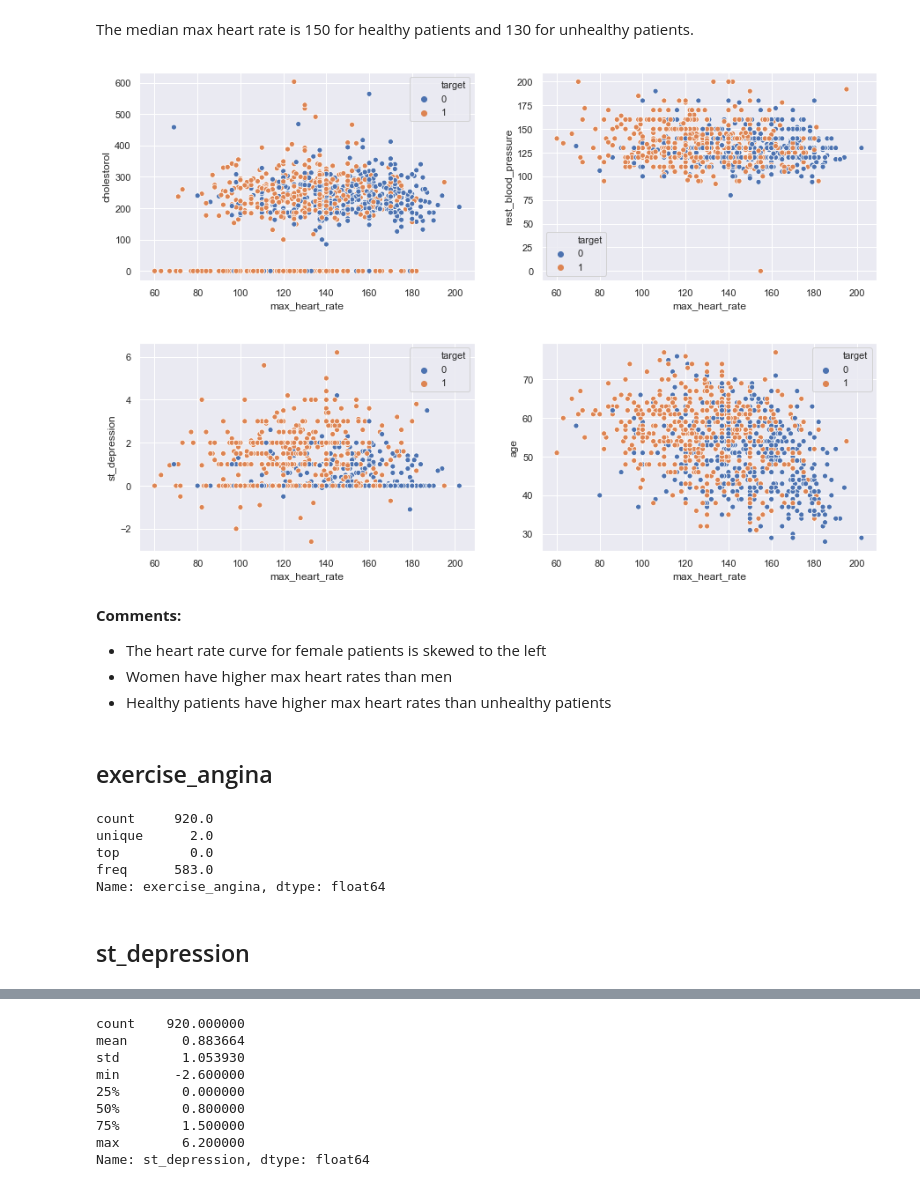
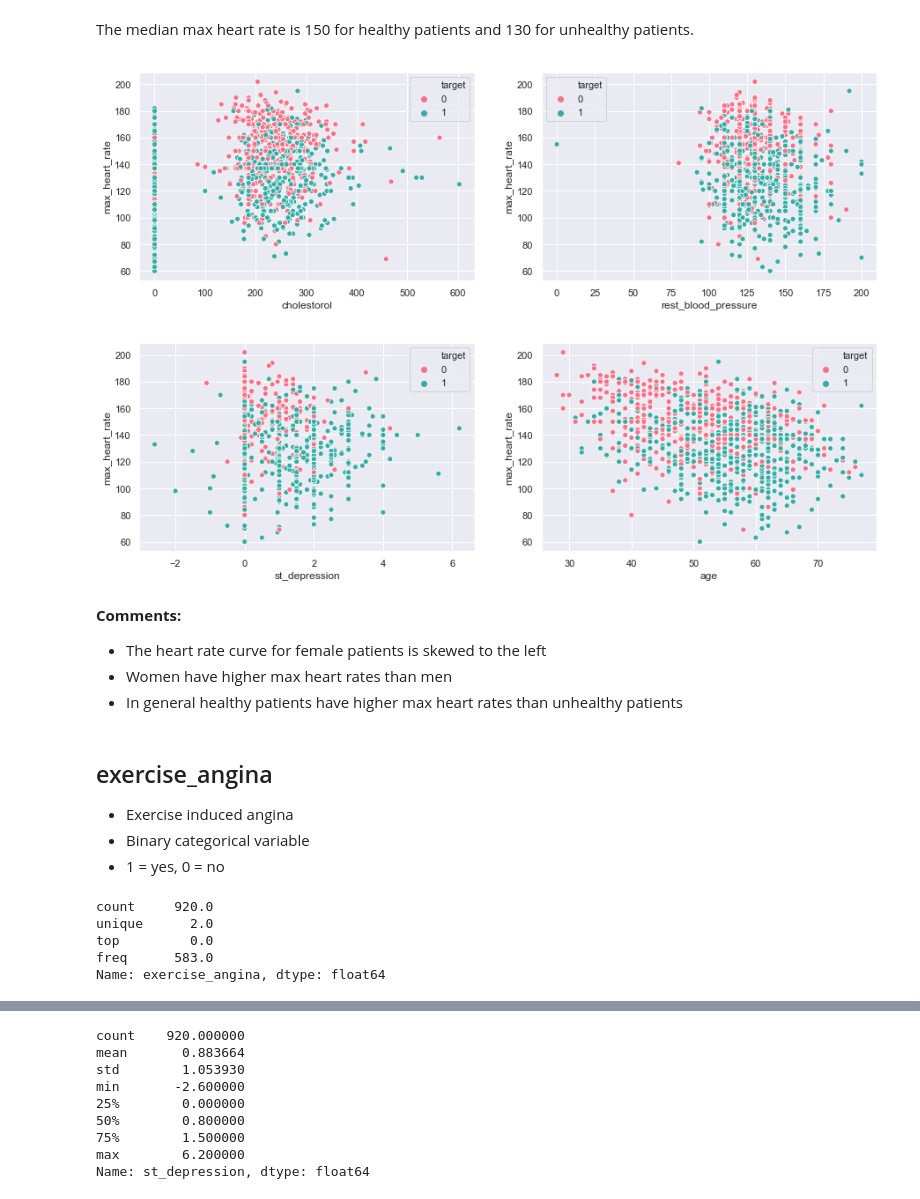
Before and after one commit to dimitraz/medical-data, a Jupyter notebook: Data Wrangling 2.ipynb, the cells around one changed output, grey strips where cells are left out. Saved outputs shown, nothing was run; the diff lists cells and outputs as text; code cells hidden in the pictures.

```diff
--- a/Data Wrangling 2.ipynb
+++ b/Data Wrangling 2.ipynb
@@ -648,23 +648,25 @@ display(Markdown(message))
 The median max heart rate is 150 for healthy patients and 130 for unhealthy patients.
 # %%
 fig = plt.figure(figsize=(15, 10))
-# fig.suptitle("Distribution of day_mins")
 plt.subplots_adjust(hspace = 0.3)
 
 for e, col in enumerate(["cholestorol", "rest_blood_pressure", "st_depression", "age"]):
     plt.subplot(2, 2, e + 1)
-    ax = sns.scatterplot(x="max_heart_rate", y=col, hue="target", data=df)
+    ax = sns.scatterplot(y="max_heart_rate", x=col, hue="target", palette="husl", data=df)
 
 plt.show()
 # %% [output]
-[figure, old version]
+[figure, new version]
 # %% [markdown]
 **Comments:**
 - The heart rate curve for female patients is skewed to the left
 - Women have higher max heart rates than men
-- Healthy patients have higher max heart rates than unhealthy patients
+- In general healthy patients have higher max heart rates than unhealthy patients
-# %% [markdown]
-## exercise_angina
+# %% [markdown]
+## exercise_angina
+* Exercise induced angina
+* Binary categorical variable
+* 1 = yes, 0 = no
 # %%
 df.exercise_angina.describe()
 # %% [output]
@@ -673,5 +675,3 @@ unique      2.0
 top         0.0
 freq      583.0
 Name: exercise_angina, dtype: float64
-# %% [markdown]
-## st_depression
```
Also changed, not shown: parts of 21 cells of this notebook.
